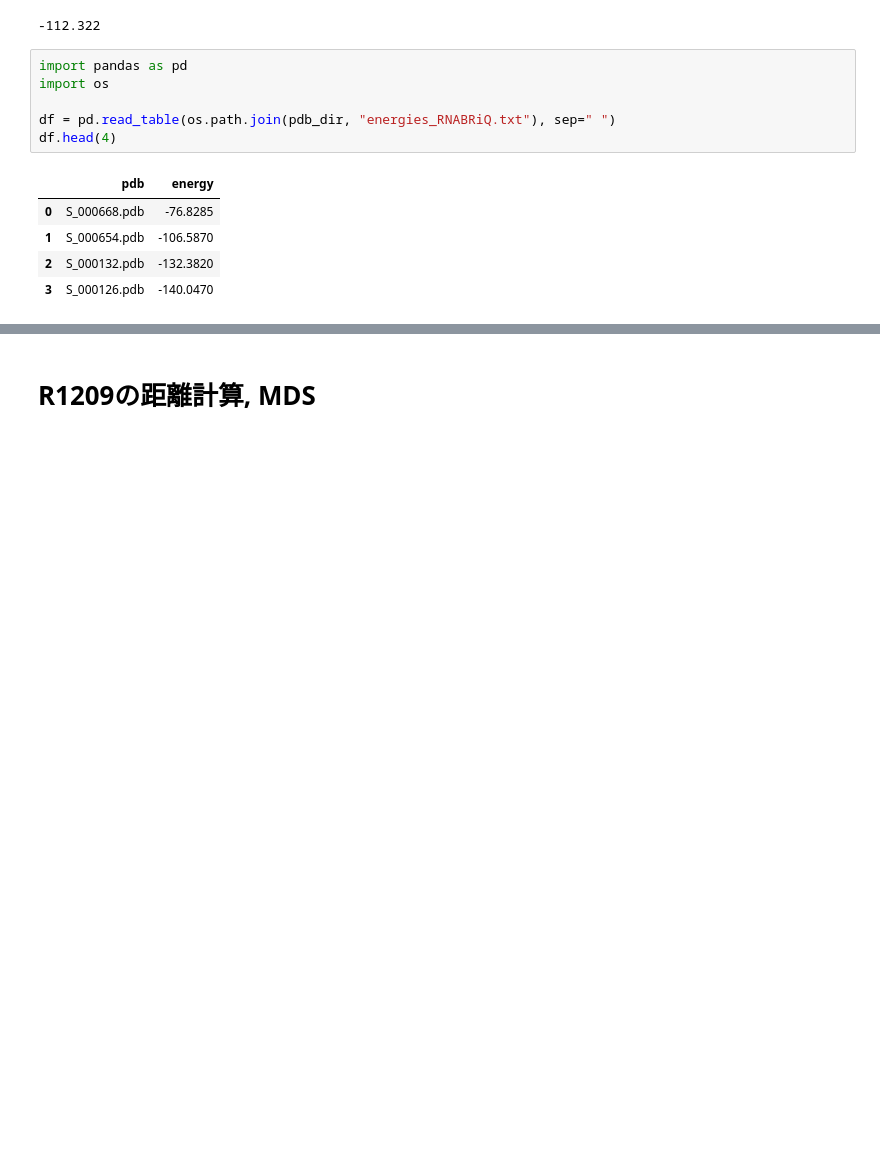
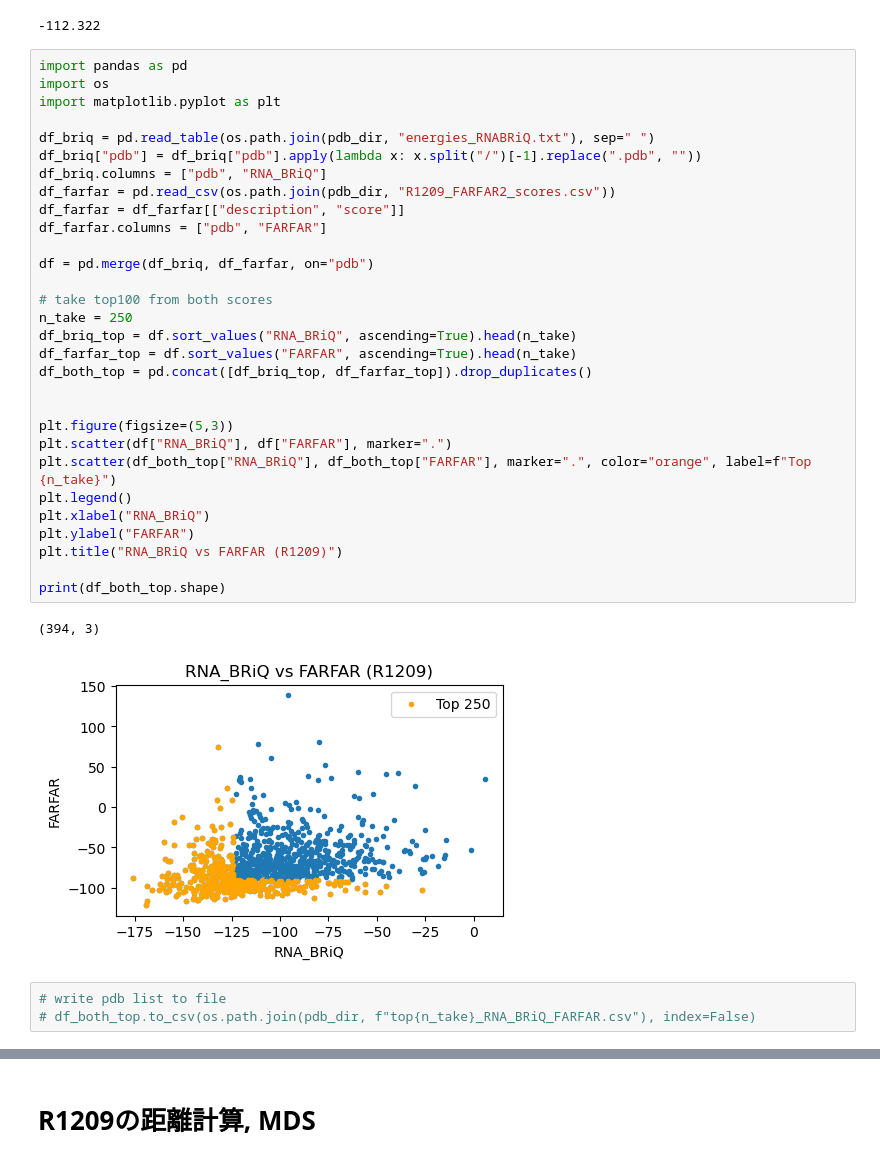
Before and after one commit to Shunsuke-1994/casp16, a Jupyter notebook: notebooks/R1209.ipynb, the cells around one changed output, grey strips where cells are left out. Saved outputs shown, nothing was run; the diff lists cells and outputs as text; blank space fills up the shorter version.

```diff
--- a/notebooks/R1209.ipynb
+++ b/notebooks/R1209.ipynb
@@ -46,15 +49,39 @@ for f in briq_out_files:
 energies["./datasets/casp16/R1209/pdb/S_000001.briq.out"]
 # %% [output]
 -112.322
-# %%
-import pandas as pd
-import os
-
-df = pd.read_table(os.path.join(pdb_dir, "energies_RNABRiQ.txt"), sep=" ")
-df.head(4)
-# %% [output]
-|  | pdb | energy |
-| 0 | S_000668.pdb | -76.8285 |
-| 1 | S_000654.pdb | -106.5870 |
-| 2 | S_000132.pdb | -132.3820 |
-| 3 | S_000126.pdb | -140.0470 |
+# %%
+import pandas as pd
+import os
+import matplotlib.pyplot as plt
+
+df_briq = pd.read_table(os.path.join(pdb_dir, "energies_RNABRiQ.txt"), sep=" ")
+df_briq["pdb"] = df_briq["pdb"].apply(lambda x: x.split("/")[-1].replace(".pdb", ""))
+df_briq.columns = ["pdb", "RNA_BRiQ"]
+df_farfar = pd.read_csv(os.path.join(pdb_dir, "R1209_FARFAR2_scores.csv"))
+df_farfar = df_farfar[["description", "score"]]
+df_farfar.columns = ["pdb", "FARFAR"]
+
+df = pd.merge(df_briq, df_farfar, on="pdb")
+
+# take top100 from both scores
+n_take = 250
+df_briq_top = df.sort_values("RNA_BRiQ", ascending=True).head(n_take)
+df_farfar_top = df.sort_values("FARFAR", ascending=True).head(n_take)
+df_both_top = pd.concat([df_briq_top, df_farfar_top]).drop_duplicates()
+
+
+plt.figure(figsize=(5,3))
+plt.scatter(df["RNA_BRiQ"], df["FARFAR"], marker=".")
+plt.scatter(df_both_top["RNA_BRiQ"], df_both_top["FARFAR"], marker=".", color="orange", label=f"Top {n_take}")
+plt.legend()
+plt.xlabel("RNA_BRiQ")
+plt.ylabel("FARFAR")
+plt.title("RNA_BRiQ vs FARFAR (R1209)")
+
+print(df_both_top.shape)
+# %% [output]
+(394, 3)
+[figure, added]
+# %%
+# write pdb list to file
+# df_both_top.to_csv(os.path.join(pdb_dir, f"top{n_take}_RNA_BRiQ_FARFAR.csv"), index=False)
```
Also changed, not shown: parts of 6 cells of this notebook, 1 other file.
